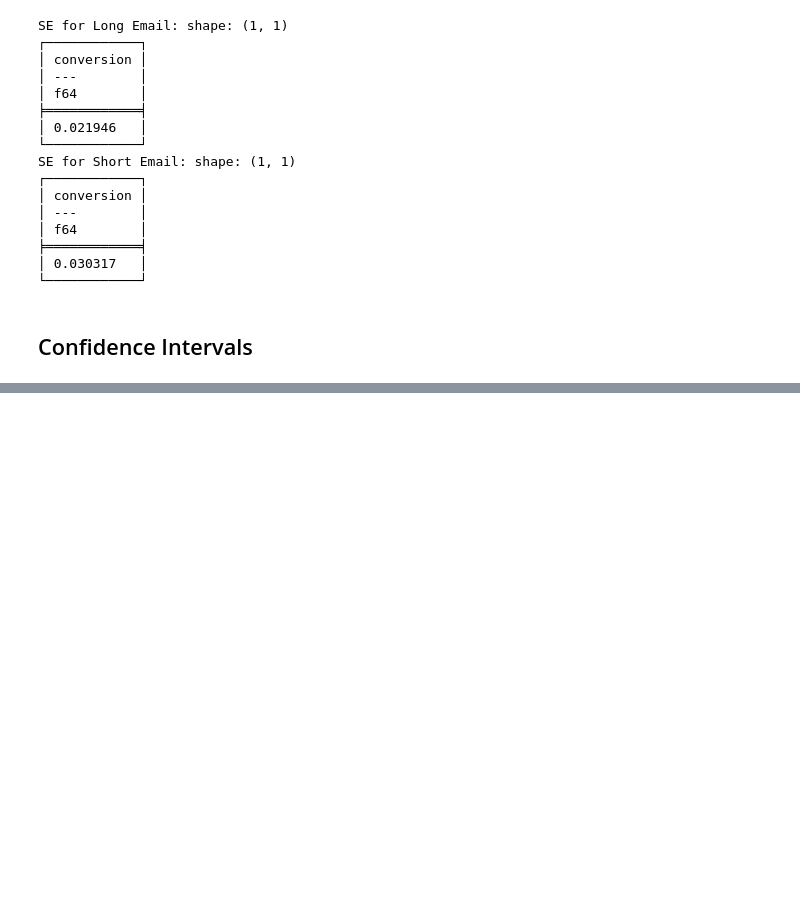
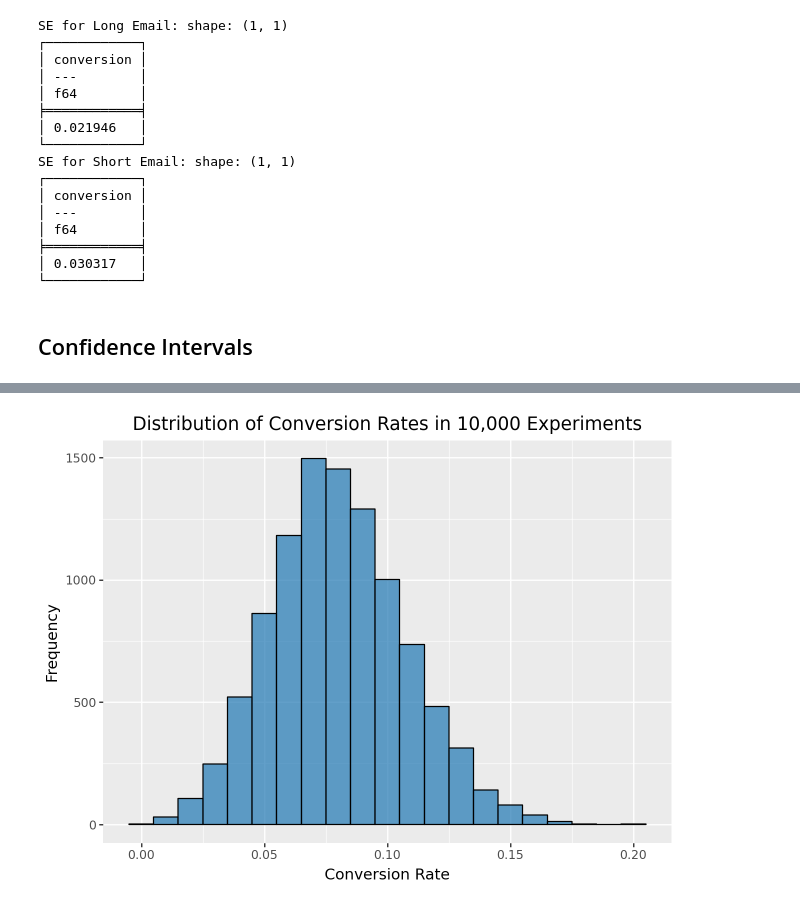
Before and after one commit to Sechi42/Causal_Inference-with-python, a Jupyter notebook: ch02/ch02.ipynb, the cells around one changed output, grey strips where cells are left out. Cells and saved outputs as stored; diff of their text form; code cells hidden in the pictures; blank space fills up the shorter version.

```diff
--- a/ch02/ch02.ipynb
+++ b/ch02/ch02.ipynb
@@ -249,0 +258,9 @@ SE for Short Email: shape: (1, 1)
+# %%
+n = 100
+conv_rate = 0.08
+def run_experiment():
+    return np.random.binomial(1, conv_rate, size=n)
+np.random.seed(42)
+experiments = [run_experiment().mean() for _ in range(10000)]
+experiments = pl.Series(experiments)
+experiments
@@ -249,0 +282,19 @@ SE for Short Email: shape: (1, 1)
+# %%
+
+
+df_experiments = pl.DataFrame({
+    "rate": experiments
+})
+
+# 4. Graficar
+(
+    ggplot(df_experiments, aes(x="rate")) +
+    geom_histogram(binwidth=0.01, fill="#1f77b4", color="black", alpha=0.7) +
+    labs(
+        title="Distribution of Conversion Rates in 10,000 Experiments",
+        x="Conversion Rate",
+        y="Frequency"
+    )
+)
+# %% [output]
+[figure, added]
```
Also changed, not shown: parts of 11 cells of this notebook.
